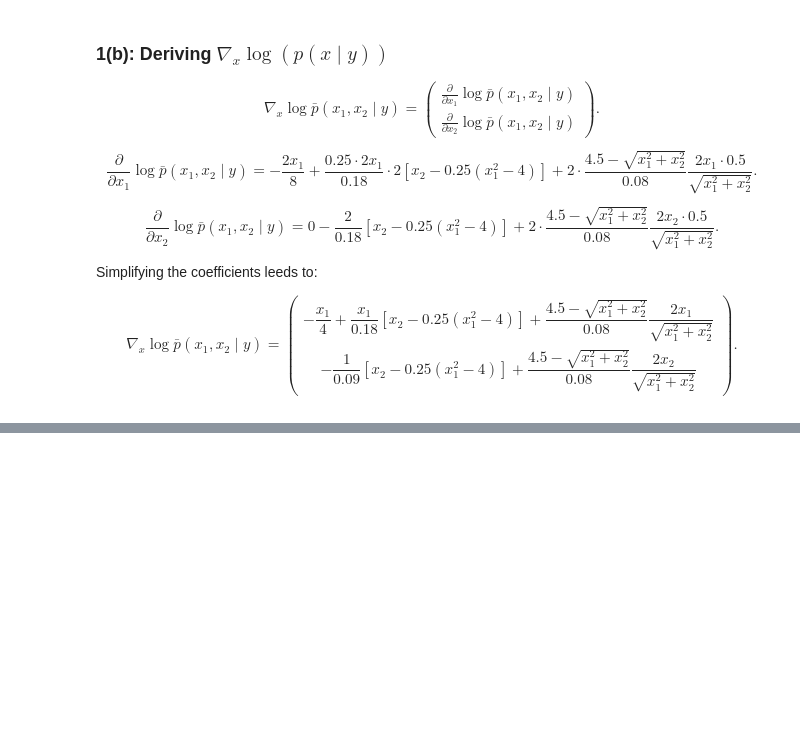
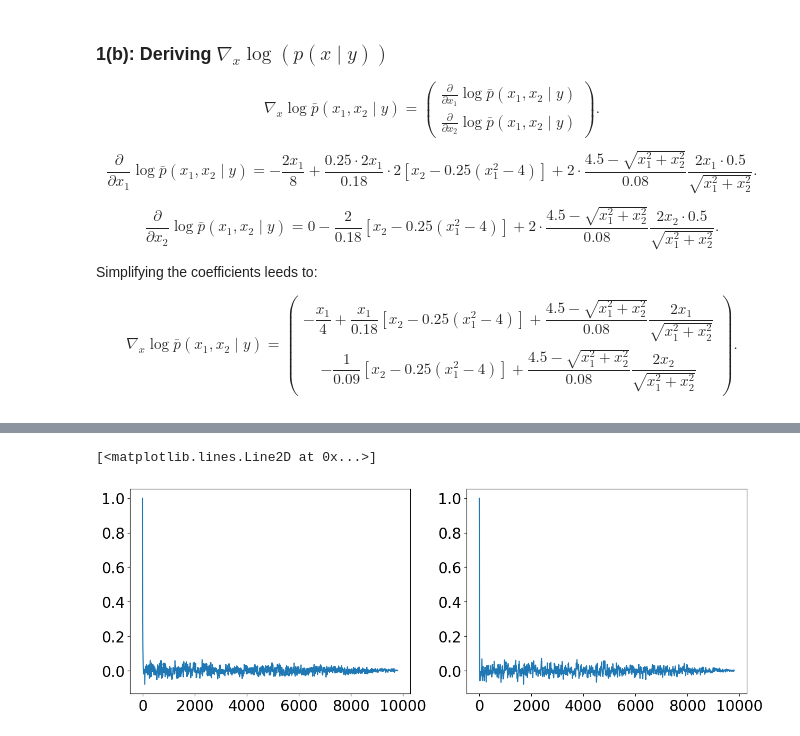
Before and after one commit to alisaklymchuk/stochastic_simulation_math60047, a Jupyter notebook: coursework.ipynb, the cells around one changed output, grey strips where cells are left out. Cells and saved outputs as stored; diff of their text form; code cells hidden in the pictures; blank space fills up the shorter version.

Commit message:
1c ess and autocorrelations done

```diff
--- a/coursework.ipynb
+++ b/coursework.ipynb
@@ -179,0 +249,15 @@ $$
+# %%
+# Autocorrelation plots
+ro_x1 = autocorr.function_1d(mc[:, 0])
+x1 = np.arange(0, len(ro_x1))
+ro_x2 = autocorr.function_1d(mc[:, 1])
+
+plt.figure(figsize=(15, 5))
+plt.subplot(1, 2, 1)
+plt.plot(x1, ro_x1)
+
+plt.subplot(1, 2, 2)
+plt.plot(x1, ro_x2)
+# %% [output]
+[<matplotlib.lines.Line2D at 0x...>]
+[figure, added]
```
Also changed, not shown: parts of 7 cells of this notebook.
